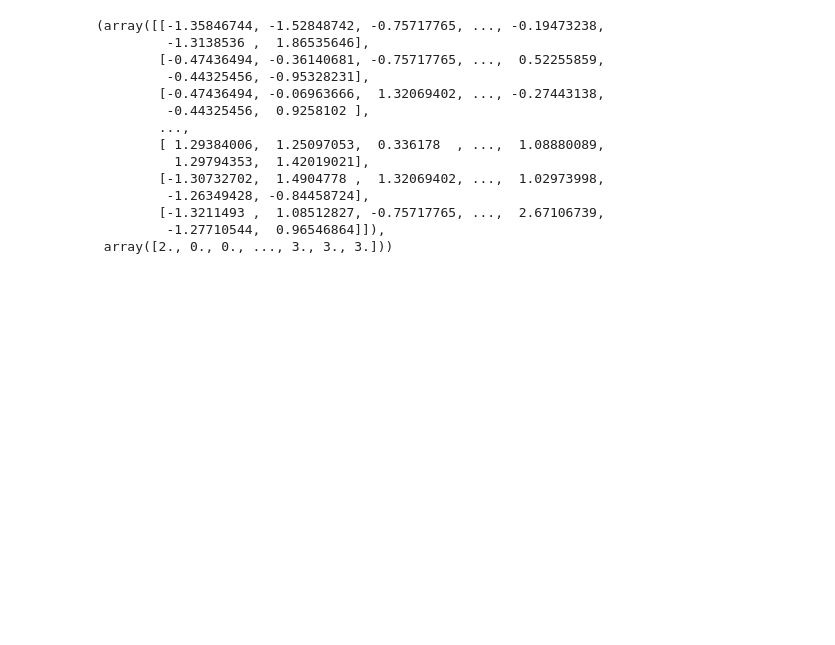
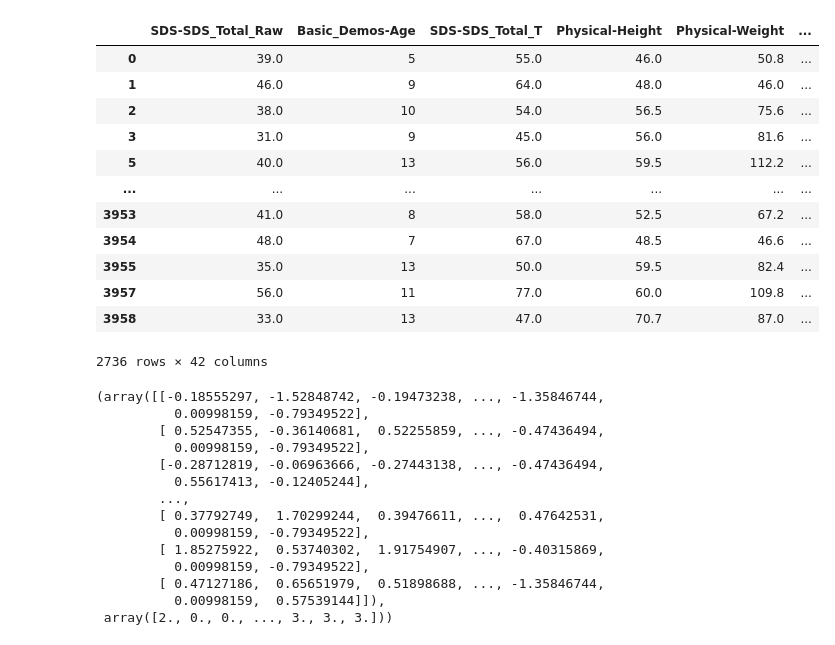
Before and after one commit to dDxCg/CMI-ML, a Jupyter notebook: CMI_LGBM.ipynb, the cells around one changed output. Saved outputs shown, nothing was run; the diff lists cells and outputs as text; code cells hidden in the pictures; blank space fills up the shorter version.

```diff
--- a/CMI_LGBM.ipynb
+++ b/CMI_LGBM.ipynb
@@ -51,3 +46,35 @@ df_test = df_test[common_columns]
+# %%
+# Đồng bộ hóa cột giữa df và df_test
+#common_columns = df.columns.intersection(df_test.columns)
+common_columns = ['SDS-SDS_Total_Raw', 'Basic_Demos-Age', 'SDS-SDS_Total_T', 'Physical-Height',
+                  'Physical-Weight', 'PreInt_EduHx-computerinternet_hoursday', 'Physical-BMI',
+                  'Physical-HeartRate', 'Physical-Systolic_BP', 'CGAS-CGAS_Score',
+                  'Physical-Diastolic_BP', 'PAQ_C-PAQ_C_Total', 'FGC-FGC_CU',
+                  'BIA-BIA_LDM', 'BIA-BIA_DEE', 'BIA-BIA_ICW', 'BIA-BIA_FFMI',
+                  'BIA-BIA_BMC', 'BIA-BIA_LST', 'BIA-BIA_ECW', 'BIA-BIA_SMM',
+                  'FGC-FGC_SRR', 'BIA-BIA_FFM', 'BIA-BIA_BMR', 'BIA-BIA_Fat',
+                  'FGC-FGC_SRL', 'BIA-BIA_FMI', 'BIA-BIA_TBW', 'FGC-FGC_TL',
+                  'CGAS-Season', 'FGC-FGC_PU', 'FGC-Season', 'BIA-BIA_BMI',
+                  'FGC-FGC_GSD', 'FGC-FGC_GSND', 'SDS-Season', 'Physical-Season',
+                  'PAQ_C-Season', 'PreInt_EduHx-Season', 'Basic_Demos-Enroll_Season',
+                  'Fitness_Endurance-Time_Sec', 'Fitness_Endurance-Season']
+df = df[common_columns]
+df_test = df_test[common_columns]
+df
+# %% [output]
+|  | SDS-SDS_Total_Raw | Basic_Demos-Age | SDS-SDS_Total_T | Physical-Height | Physical-Weight | ... |
+| 0 | 39.0 | 5 | 55.0 | 46.0 | 50.8 | ... |
+| 1 | 46.0 | 9 | 64.0 | 48.0 | 46.0 | ... |
+| 2 | 38.0 | 10 | 54.0 | 56.5 | 75.6 | ... |
+| 3 | 31.0 | 9 | 45.0 | 56.0 | 81.6 | ... |
+| 5 | 40.0 | 13 | 56.0 | 59.5 | 112.2 | ... |
+| ... | ... | ... | ... | ... | ... | ... |
+| 3953 | 41.0 | 8 | 58.0 | 52.5 | 67.2 | ... |
+| 3954 | 48.0 | 7 | 67.0 | 48.5 | 46.6 | ... |
+| 3955 | 35.0 | 13 | 50.0 | 59.5 | 82.4 | ... |
+| 3957 | 56.0 | 11 | 77.0 | 60.0 | 109.8 | ... |
+| 3958 | 33.0 | 13 | 47.0 | 70.7 | 87.0 | ... |
+2736 rows × 42 columns
 # %%
 # Chuẩn hóa dữ liệu
 scaler = StandardScaler()
@@ -56,22 +83,22 @@ X_test = scaler.transform(df_test)
 y = target.values
 # %%
 # Cân bằng dữ liệu với SMOTE
-smote = SMOTE(random_state=42, k_neighbors=5)
+smote = SMOTE(k_neighbors=5)
 X, y = smote.fit_resample(X, y)
 X, y
 # %% [output]
-(array([[-1.35846744, -1.52848742, -0.75717765, ..., -0.19473238,
-         -1.3138536 ,  1.86535646],
-        [-0.47436494, -0.36140681, -0.75717765, ...,  0.52255859,
-         -0.44325456, -0.95328231],
-        [-0.47436494, -0.06963666,  1.32069402, ..., -0.27443138,
-         -0.44325456,  0.9258102 ],
+(array([[-0.18555297, -1.52848742, -0.19473238, ..., -1.35846744,
+          0.00998159, -0.79349522],
+        [ 0.52547355, -0.36140681,  0.52255859, ..., -0.47436494,
+          0.00998159, -0.79349522],
+        [-0.28712819, -0.06963666, -0.27443138, ..., -0.47436494,
+          0.55617413, -0.12405244],
         ...,
-        [ 1.29384006,  1.25097053,  0.336178  , ...,  1.08880089,
-          1.29794353,  1.42019021],
-        [-1.30732702,  1.4904778 ,  1.32069402, ...,  1.02973998,
-         -1.26349428, -0.84458724],
-        [-1.3211493 ,  1.08512827, -0.75717765, ...,  2.67106739,
-         -1.27710544,  0.96546864]]),
+        [ 0.37792749,  1.70299244,  0.39476611, ...,  0.47642531,
+          0.00998159, -0.79349522],
+        [ 1.85275922,  0.53740302,  1.91754907, ..., -0.40315869,
+          0.00998159, -0.79349522],
+        [ 0.47127186,  0.65651979,  0.51898688, ..., -1.35846744,
+          0.00998159,  0.57539144]]),
  array([2., 0., 0., ..., 3., 3., 3.]))
 # %%
```
Also changed, not shown: parts of 12 cells of this notebook.
